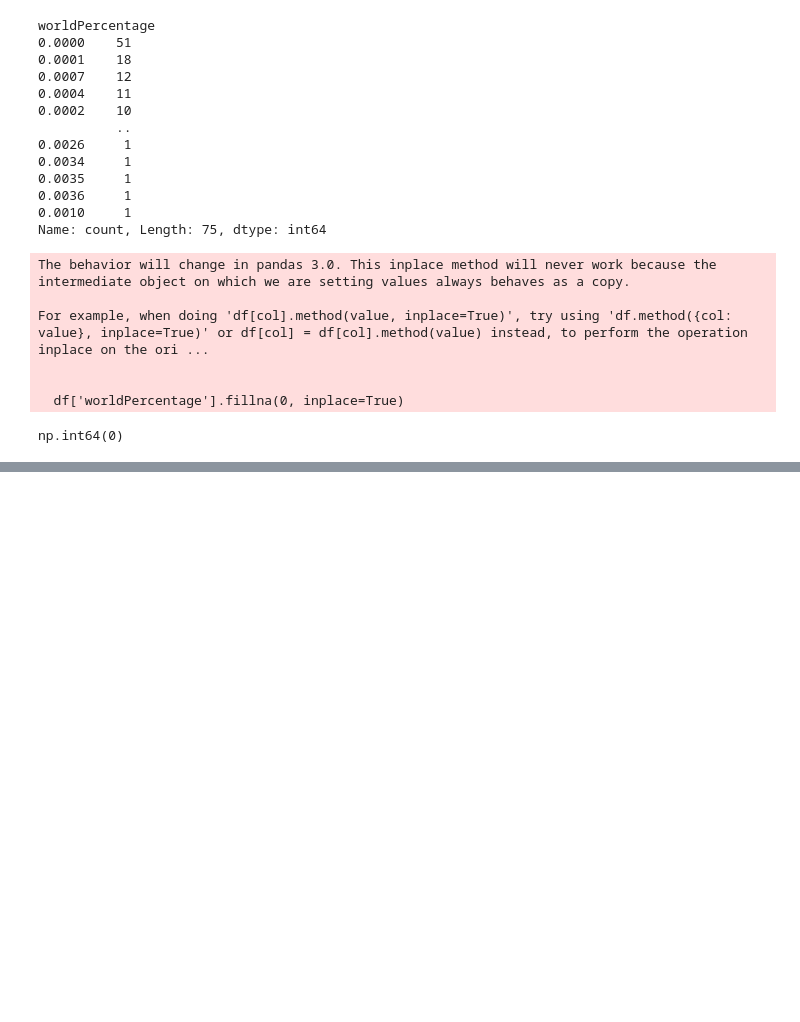
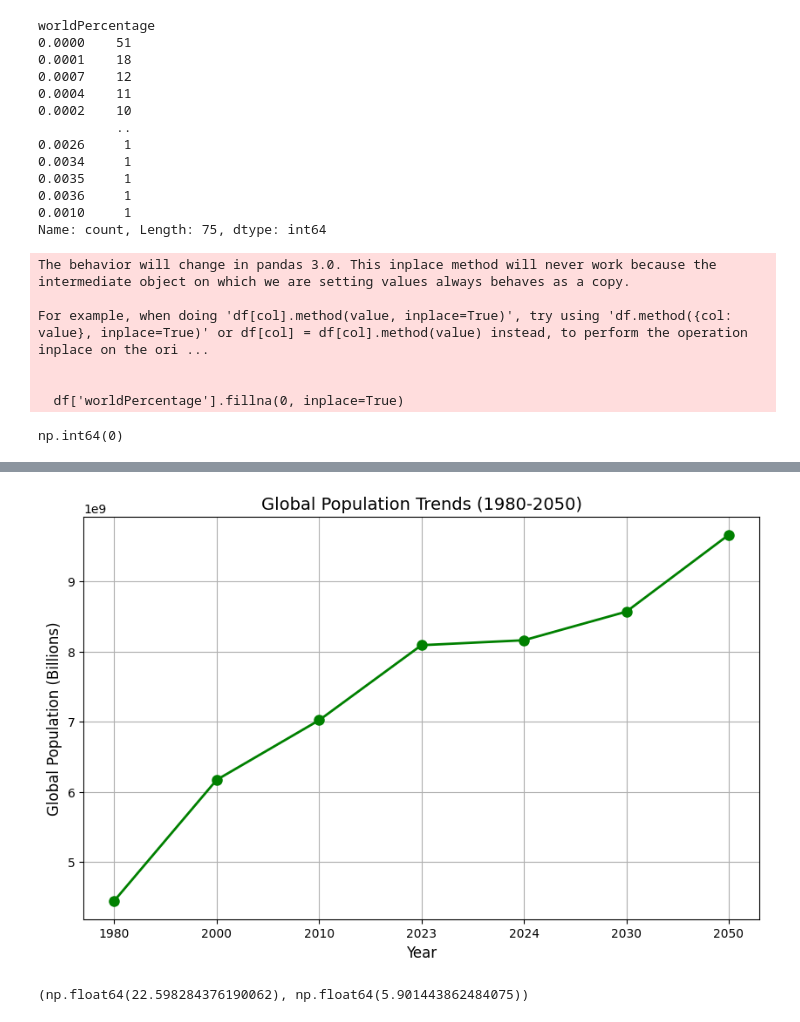
Before and after one commit to ritik-3/Global-Population-dataset-analysis, a Jupyter notebook: main.ipynb, the cells around one changed output, grey strips where cells are left out. Saved outputs shown, nothing was run; the diff lists cells and outputs as text; code cells hidden in the pictures; blank space fills up the shorter version.

```diff
--- a/main.ipynb
+++ b/main.ipynb
@@ -225,0 +244,46 @@ np.int64(0)
+# %%
+# Convert future population columns to numeric
+for col in ['pop2024', 'pop2030', 'pop2050']:
+    df[col] = pd.to_numeric(df[col], errors='coerce')
+
+# Calculate global population projections for 2024, 2030, and 2050
+future_years = ['pop2024', 'pop2030', 'pop2050']
+global_population_future = df[future_years].sum()
+
+# Combine historical and future data for a continuous trend line
+years = ['1980', '2000', '2010', '2023', '2024', '2030', '2050']
+global_population_combined = pd.concat([global_population_historical, global_population_future])
+
+# Plot historical and future population trends
+plt.figure(figsize=(10, 6))
+plt.plot(years, global_population_combined, marker='o', color='g', linestyle='-', linewidth=2, markersize=8)
+plt.title('Global Population Trends (1980-2050)', fontsize=14)
+plt.xlabel('Year', fontsize=12)
+plt.ylabel('Global Population (Billions)', fontsize=12)
+plt.grid(True)
+plt.show()
+# %% [output]
+[figure, added]
+# %%
+# Calculate historical growth rates between 1980 and 2023
+historical_growth_rates = []
+
+# Years considered for historical growth
+historical_periods = [('pop1980', 'pop2000'), ('pop2000', 'pop2010'), ('pop2010', 'pop2023')]
+
+# Calculate percentage growth rate for each period
+for start, end in historical_periods:
+    growth_rate = ((df[end].sum() - df[start].sum()) / df[start].sum()) * 100
+    historical_growth_rates.append(growth_rate)
+
+# Average historical growth rate
+avg_historical_growth_rate = sum(historical_growth_rates) / len(historical_growth_rates)
+
+# Calculate projected growth rate between 2023 and 2030
+pop2023 = df['pop2023'].sum()
+pop2030 = df['pop2030'].sum()
+projected_growth_2023_2030 = ((pop2030 - pop2023) / pop2023) * 100
+
+avg_historical_growth_rate, projected_growth_2023_2030
+# %% [output]
+(np.float64(22.598284376190062), np.float64(5.901443862484075))
```
Also changed, not shown: parts of 3 cells of this notebook.
